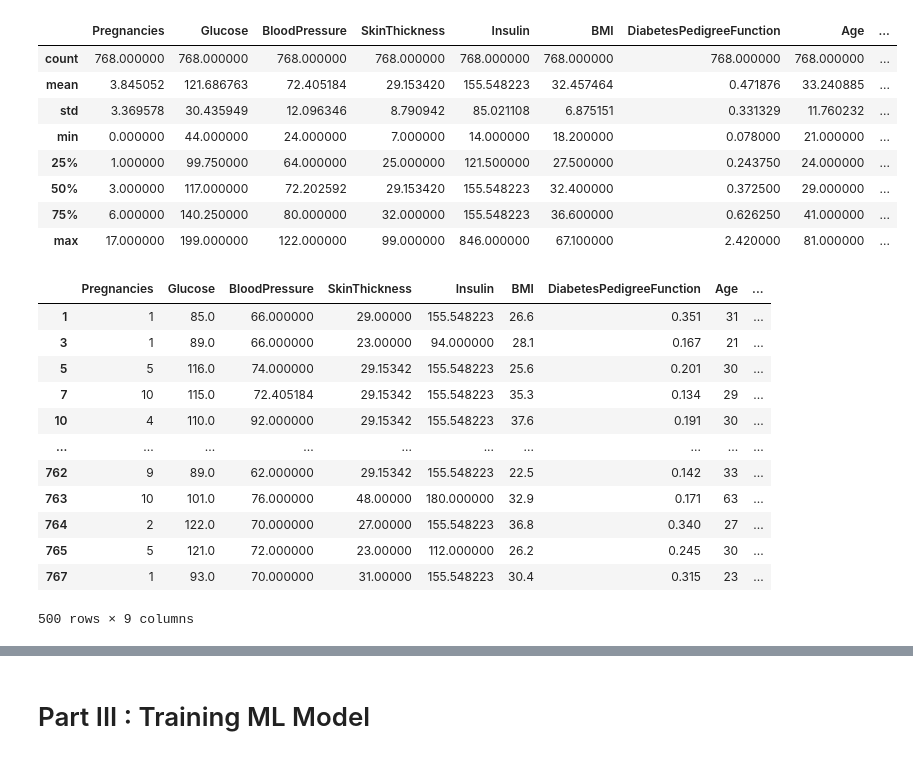
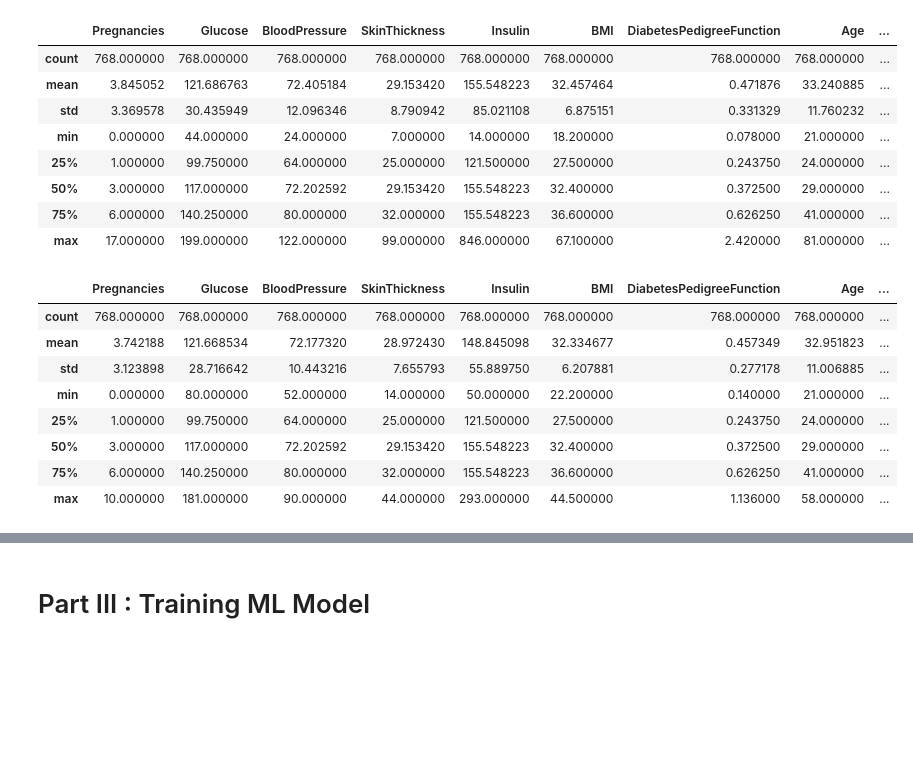
Before and after one commit to officemahn/Supervised_Learning_Python, a Jupyter notebook: Supervised Learning - Project.ipynb, the cells around one changed output, grey strips where cells are left out. Saved outputs shown, nothing was run; the diff lists cells and outputs as text; code cells hidden in the pictures; blank space fills up the shorter version.

```diff
--- a/Supervised Learning - Project.ipynb
+++ b/Supervised Learning - Project.ipynb
@@ -213,18 +209,22 @@ diabetes_df.describe()
 | max | 17.000000 | 199.000000 | 122.000000 | 99.000000 | 846.000000 | 67.100000 | 2.420000 | 81.000000 | ... |
 # %%
 #Checking for Imbalanced dataset
-diabetes_df[diabetes_df['Outcome'] == 0]
+#diabetes_df[diabetes_df['Outcome'] == 0]
-# %% [output]
-|  | Pregnancies | Glucose | BloodPressure | SkinThickness | Insulin | BMI | DiabetesPedigreeFunction | Age | ... |
-| 1 | 1 | 85.0 | 66.000000 | 29.00000 | 155.548223 | 26.6 | 0.351 | 31 | ... |
-| 3 | 1 | 89.0 | 66.000000 | 23.00000 | 94.000000 | 28.1 | 0.167 | 21 | ... |
-| 5 | 5 | 116.0 | 74.000000 | 29.15342 | 155.548223 | 25.6 | 0.201 | 30 | ... |
-| 7 | 10 | 115.0 | 72.405184 | 29.15342 | 155.548223 | 35.3 | 0.134 | 29 | ... |
-| 10 | 4 | 110.0 | 92.000000 | 29.15342 | 155.548223 | 37.6 | 0.191 | 30 | ... |
-| ... | ... | ... | ... | ... | ... | ... | ... | ... | ... |
-| 762 | 9 | 89.0 | 62.000000 | 29.15342 | 155.548223 | 22.5 | 0.142 | 33 | ... |
-| 763 | 10 | 101.0 | 76.000000 | 48.00000 | 180.000000 | 32.9 | 0.171 | 63 | ... |
-| 764 | 2 | 122.0 | 70.000000 | 27.00000 | 155.548223 | 36.8 | 0.340 | 27 | ... |
-| 765 | 5 | 121.0 | 72.000000 | 23.00000 | 112.000000 | 26.2 | 0.245 | 30 | ... |
-| 767 | 1 | 93.0 | 70.000000 | 31.00000 | 155.548223 | 30.4 | 0.315 | 23 | ... |
-500 rows × 9 columns
+# %%
+from scipy.stats.mstats import winsorize
+
+# Handling Outliers
+#diabetes_df[num_feats] = winsorize(diabetes_df[num_feats], limits=[0.05, 0.05])
+for column in num_feats:
+    diabetes_df[column] = winsorize(diabetes_df[column], limits=[0.05, 0.05])
+diabetes_df.describe()
+# %% [output]
+|  | Pregnancies | Glucose | BloodPressure | SkinThickness | Insulin | BMI | DiabetesPedigreeFunction | Age | ... |
+| count | 768.000000 | 768.000000 | 768.000000 | 768.000000 | 768.000000 | 768.000000 | 768.000000 | 768.000000 | ... |
+| mean | 3.742188 | 121.668534 | 72.177320 | 28.972430 | 148.845098 | 32.334677 | 0.457349 | 32.951823 | ... |
+| std | 3.123898 | 28.716642 | 10.443216 | 7.655793 | 55.889750 | 6.207881 | 0.277178 | 11.006885 | ... |
+| min | 0.000000 | 80.000000 | 52.000000 | 14.000000 | 50.000000 | 22.200000 | 0.140000 | 21.000000 | ... |
+| 25% | 1.000000 | 99.750000 | 64.000000 | 25.000000 | 121.500000 | 27.500000 | 0.243750 | 24.000000 | ... |
+| 50% | 3.000000 | 117.000000 | 72.202592 | 29.153420 | 155.548223 | 32.400000 | 0.372500 | 29.000000 | ... |
+| 75% | 6.000000 | 140.250000 | 80.000000 | 32.000000 | 155.548223 | 36.600000 | 0.626250 | 41.000000 | ... |
+| max | 10.000000 | 181.000000 | 90.000000 | 44.000000 | 293.000000 | 44.500000 | 1.136000 | 58.000000 | ... |
```
Also changed, not shown: parts of 12 cells of this notebook.
